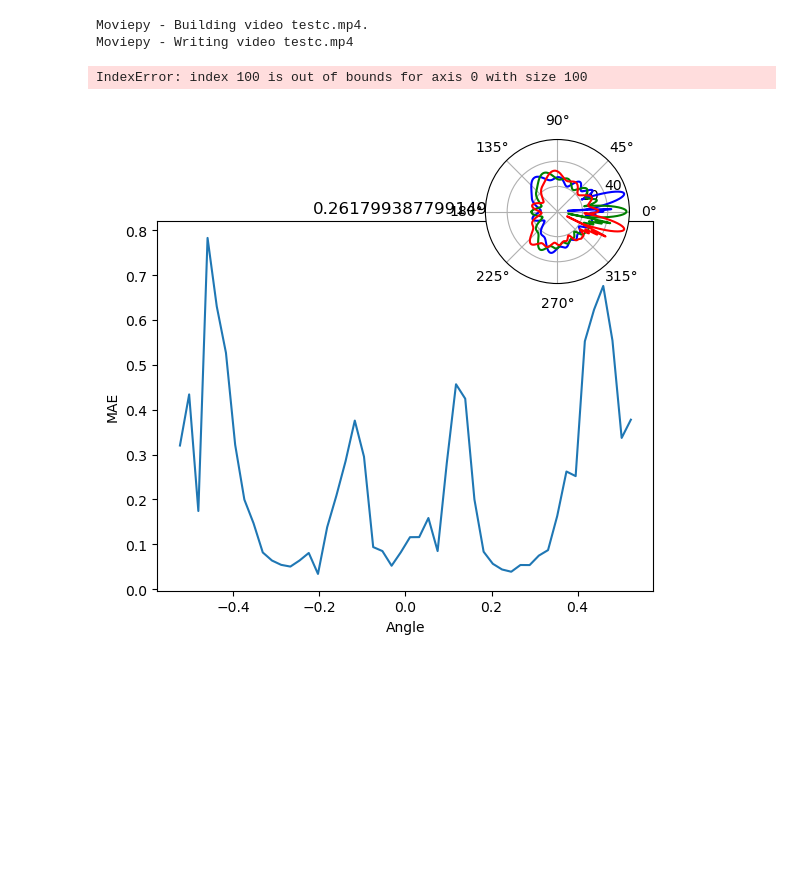
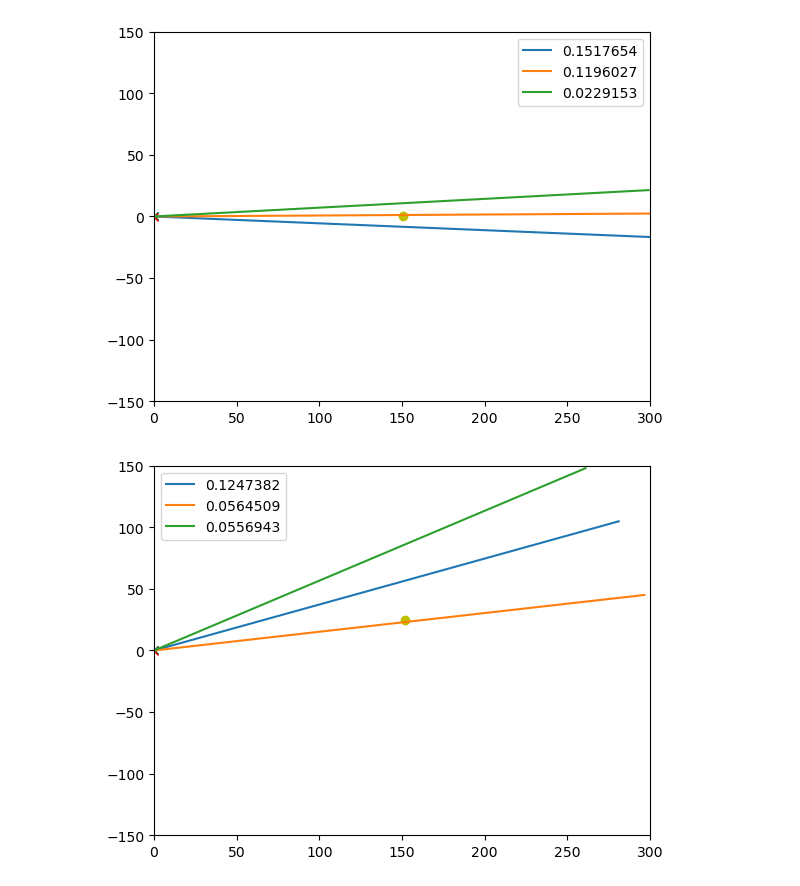
Before and after one commit to Aplefen1/BeeTrackingDiss, a Jupyter notebook: Angle Probability/tests.ipynb, the cells around one changed output. Drawn from its saved outputs; the diff is of its cells as text; code cells hidden in the pictures; blank space fills up the shorter version.

```diff
--- a/Angle Probability/tests.ipynb
+++ b/Angle Probability/tests.ipynb
@@ -210,13 +172,34 @@ m.MAE(100)
 from Evaluation import Evaluation
 from Model import Model
 import numpy as np
+import timeit
+import matplotlib.pyplot as plt
+%matplotlib inline
 
-m = Model(0,100,0)
 
-eval = Evaluation(0,np.pi/12,-np.pi/6,np.pi/6,50,100)
-eval.makemovie('testc.mp4')
+m = Model(0,100,np.pi/16,ant_types=("wide","narrow","wide"))
+
+m.polar_plot()
+eval = Evaluation(0.1,0.4,-np.pi/6,np.pi/6,100,100)
+eval.makemovie('testmode.mp4')
+
+#Negative Log Predicted Density
-# %% [output]
-Moviepy - Building video testc.mp4.
-Moviepy - Writing video testc.mp4
-IndexError: index 100 is out of bounds for axis 0 with size 100
-[figure, removed]
+# %%
+from Antenna import Antenna
+from Array import Array
+from Model import Model
+
+import pandas as pd
+import scipy.io
+import numpy as np
+import matplotlib.pyplot as plt
+%matplotlib inline
+
+m = Model(0,100,0.251)
+
+for i in range(10):
+    m.set_random_reciever()
+    m.spatial_plot()
+# %% [output]
+[figure, added]
+[figure, added]
```
Also changed, not shown: parts of 10 cells of this notebook, 8 other files.
